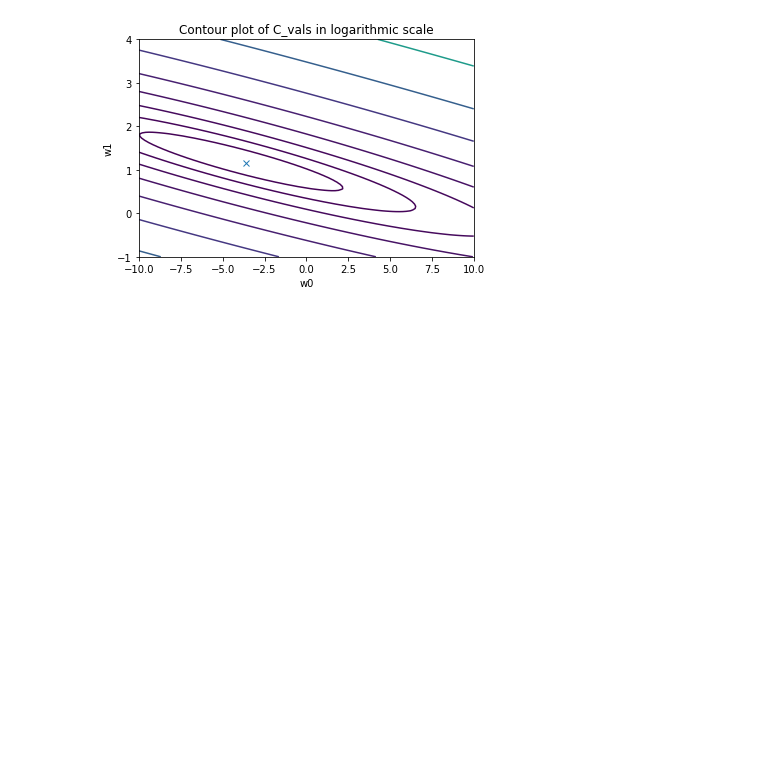
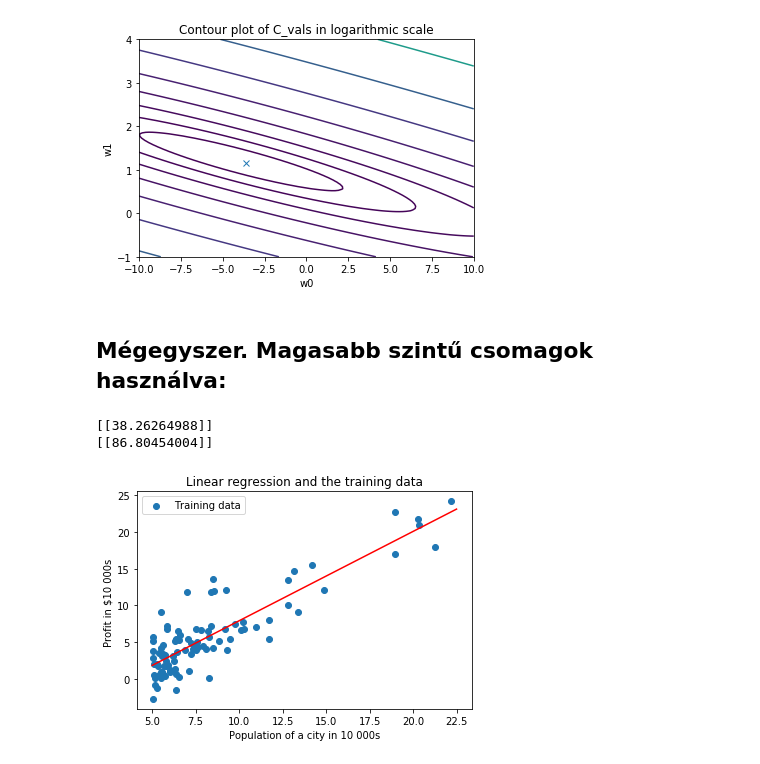
Before and after one commit to Fortuz/MIKRO_lab, a Jupyter notebook: AdaptiveRoboLabor/Jupyter/L01 - LinearRegressionOneVariable/L01 - Linear Regression with One Variable.ipynb, the cells around one changed output. Drawn from its saved outputs; the diff is of its cells as text; code cells hidden in the pictures; blank space fills up the shorter version.

```diff
--- a/AdaptiveRoboLabor/Jupyter/L01 - LinearRegressionOneVariable/L01 - Linear Regression with One Variable.ipynb
+++ b/AdaptiveRoboLabor/Jupyter/L01 - LinearRegressionOneVariable/L01 - Linear Regression with One Variable.ipynb
@@ -278,3 +281,35 @@ plt.ylabel("w1")
 plt.show()
 # %% [output]
 [figure]
+# %% [markdown]
+## Mégegyszer. Magasabb szintű csomagok használva:
+# %%
+import pandas as pd                                  # Pandas az adatkezelésre
+from sklearn.linear_model import LinearRegression    # sklearn a tanuló algoritmus helyett
+import matplotlib.pyplot as plt
+
+data = pd.read_csv('Lab1data.txt', )            # adatok beolvasása
+X = data.iloc[:, 0].values.reshape(-1, 1)       # adatok szétválogatása
+Y = data.iloc[:, 1].values.reshape(-1, 1)       # adatok szétválogatása
+
+lin_reg = LinearRegression()                    # lineáris regresszió class létrehozása
+lin_reg.fit(X,Y)
+pred1 = lin_reg.predict([[35]])
+pred2 = lin_reg.predict([[75]])
+
+print(pred1)
+print(pred2)
+
+regline = lin_reg.predict([[5],[22.5]])
+
+plt.scatter(X,Y, label = "Training data")
+plt.plot([[5],[22.5]],regline,'r')
+plt.xlabel("Population of a city in 10 000s")
+plt.ylabel("Profit in $10 000s ")
+plt.title("Linear regression and the training data")
+plt.legend()
+plt.show()
+# %% [output]
+[[38.26264988]]
+[[86.80454004]]
+[figure, added]
```
Also changed, not shown: parts of 2 cells of this notebook, 3 other files.
